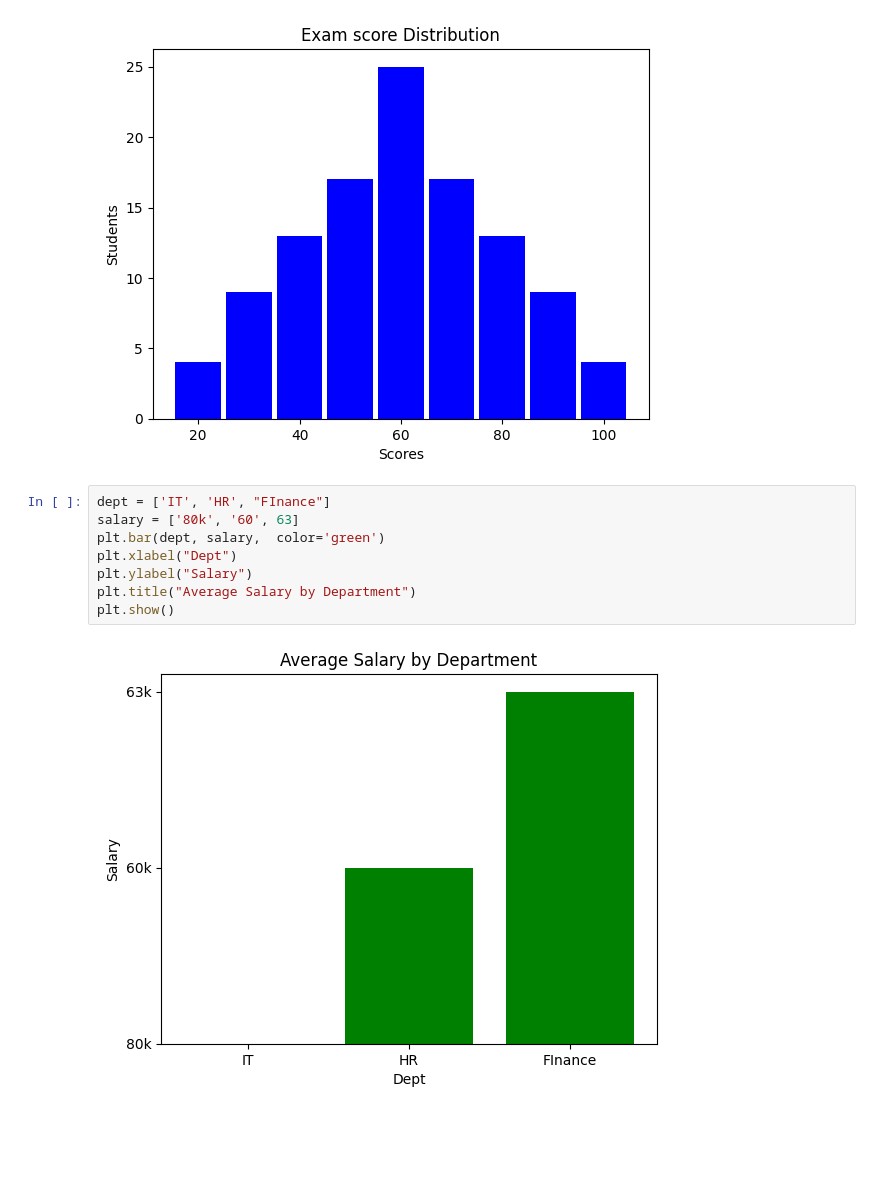
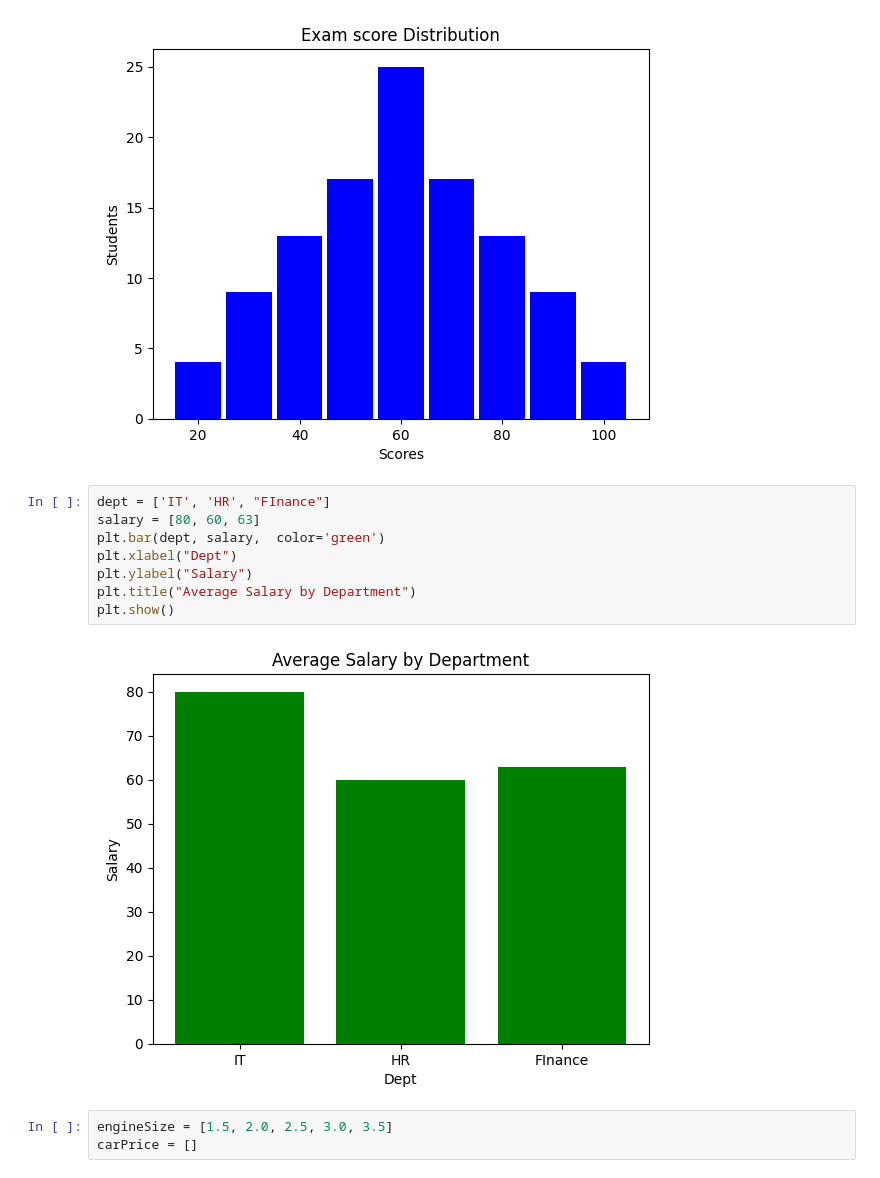
Before and after one commit to niyomugaboetiene/ml-tr-with-jupyter-notebook, a Jupyter notebook: real-exercises.ipynb, the cells around one changed output. Saved outputs shown, nothing was run; the diff lists cells and outputs as text; blank space fills up the shorter version.

```diff
--- a/real-exercises.ipynb
+++ b/real-exercises.ipynb
@@ -47,11 +47,14 @@ plt.show()
 [figure]
 # %%
 dept = ['IT', 'HR', "FInance"]
-salary = ['80k', '60', 63]
+salary = [80, 60, 63]
 plt.bar(dept, salary,  color='green')
 plt.xlabel("Dept")
 plt.ylabel("Salary")
 plt.title("Average Salary by Department")
 plt.show()
 # %% [output]
-[figure, old version]
+[figure, new version]
+# %%
+engineSize = [1.5, 2.0, 2.5, 3.0, 3.5]
+carPrice = []
```
